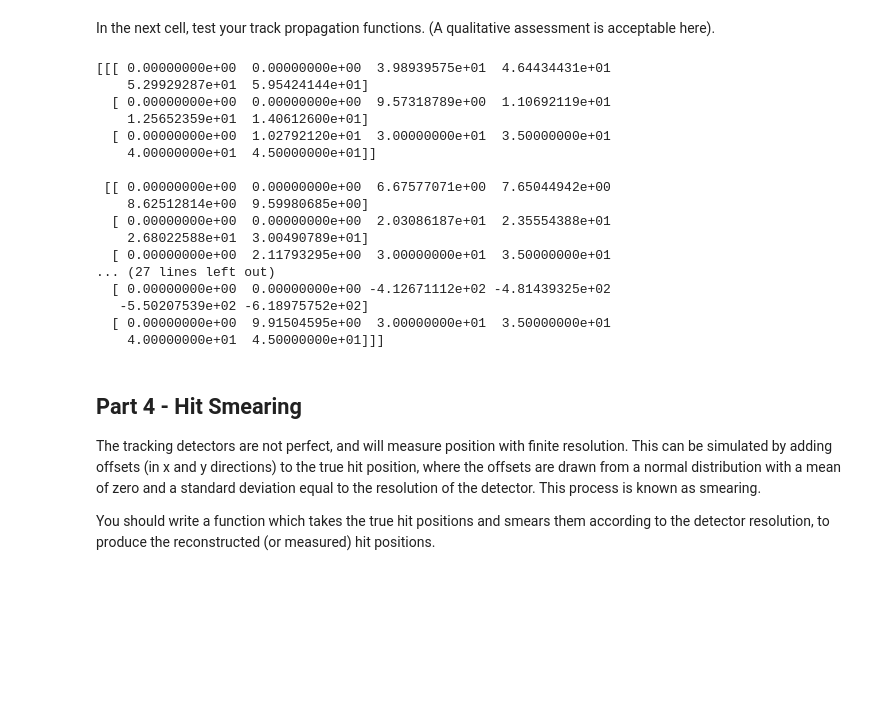
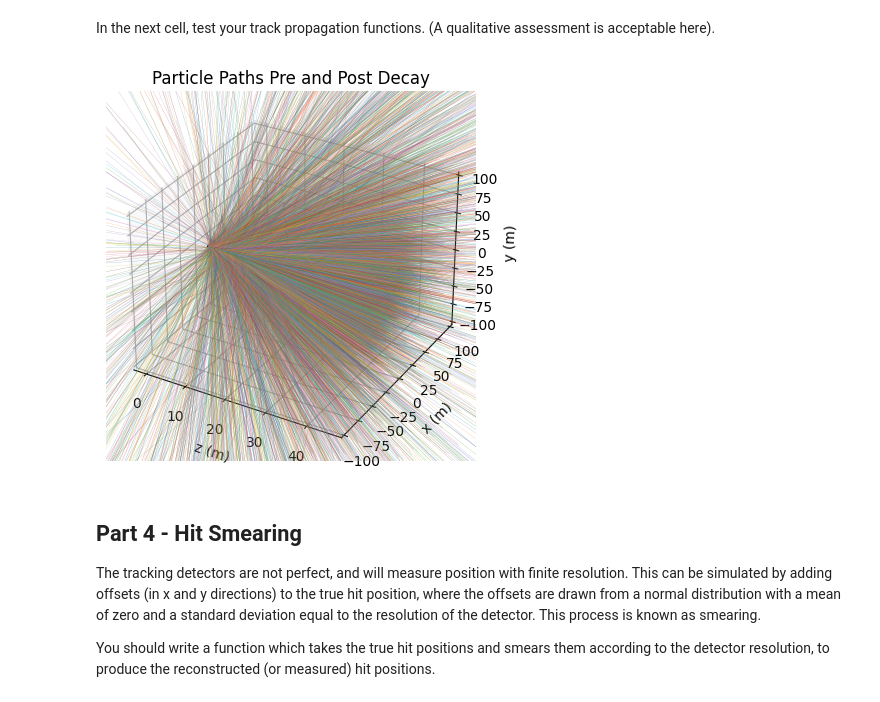
Before and after one commit to Awood-8/CompSci-Y3, a Jupyter notebook: Exercise-3.ipynb, the cells around one changed output. Drawn from its saved outputs; the diff is of its cells as text; code cells hidden in the pictures; blank space fills up the shorter version.

```diff
--- a/Exercise-3.ipynb
+++ b/Exercise-3.ipynb
@@ -266,20 +292,3 @@ $$y(z) = m_y z + c_y$$
 The gradients $m_x = \frac{dx}{dz}$ and $m_y = \frac{dy}{dz}$ can be computed directly from the components of the the daughter particle direction vector, $\textbf{u}_{dtr}$.
 
 The intercepts $c_x$ and $c_y$, can then be found by solving the straight line equations given the $(x,y,z)$ coordinates of the decay vertex, $\textbf{r}_{vtx}$.
-# %%
-def path(u):
-    ''''''
-
-    mx = u[:,0]/u[:,2]
-    my = u[:,1]/u[:,2]
-
-    cx = u[:,0]/mx
-    cy = u[:,1]/my
-
-    return mx, cx, my, cy
-
-mx, cx, my, cy = path(u)
-
-# print(mx*stn[0] + cx)
-
-# print(np.shape(mx*stn[0] + cx))
@@ -286,44 +324,28 @@ mx, cx, my, cy = path(u)
 # %% [markdown]
 In the next cell, test your track propagation functions. (A qualitative assessment is acceptable here).
 # %%
-for i in range(2,6):
-    pos[:,:,i] = np.transpose(np.array((mx*stn[i-2] + cx, my*stn[i - 2] + cy, np.full(n,stn[i - 2]))))
+if n <= 10000:
+    fig, ax = plt.subplots(subplot_kw={"projection": "3d"})
 
-print(pos)
-# fig, ax = plt.subplots(subplot_kw={"projection": "3d"})
+    ax.set_ylim(-100,100)
+    ax.set_zlim(-100,100)
 
-# ax.set_ylim(-100,100)
-# ax.set_zlim(-100,100)
+    xx, yy = np.meshgrid((np.amin(pos[:,0,:]),np.amax(pos[:,0,:])),
+                        (np.amin(pos[:,1,:]) ,np.amax(pos[:,1,:])))
 
-# xx, yy = np.meshgrid((np.amin(pos[:,0,:]),np.amax(pos[:,0,:])),
-#                       (np.amin(pos[:,1,:]) ,np.amax(pos[:,1,:])))
+    for i in range(0, 4):
+        ax.plot_surface(np.full((2,2),stn[i]), xx, yy, alpha=0.2)
 
-# for i in range(0, 4):
-#     ax.plot_surface(np.full((2,2),stn[i]), xx, yy, alpha=0.2)
+    for i in range(0,n):
+        ax.plot(pos[i,2,:], pos[i,0,:], pos[i,1,:], linewidth = 0.1)
 
-# for i in range(0,n):
-#     ax.plot(pos[i,2,:], pos[i,0,:], pos[i,1,:], linewidth = 0.1)
-
-# plt.show()
-#print(pos)
+    plt.title('Particle Paths Pre and Post Decay')
+    ax.set_xlabel('z (m)')
+    ax.set_ylabel('x (m)')
+    ax.set_zlabel('y (m)')
+    plt.show()
 # %% [output]
-[[[ 0.00000000e+00  0.00000000e+00  3.98939575e+01  4.64434431e+01
-    5.29929287e+01  5.95424144e+01]
-  [ 0.00000000e+00  0.00000000e+00  9.57318789e+00  1.10692119e+01
-    1.25652359e+01  1.40612600e+01]
-  [ 0.00000000e+00  1.02792120e+01  3.00000000e+01  3.50000000e+01
-    4.00000000e+01  4.50000000e+01]]
-
- [[ 0.00000000e+00  0.00000000e+00  6.67577071e+00  7.65044942e+00
-    8.62512814e+00  9.59980685e+00]
-  [ 0.00000000e+00  0.00000000e+00  2.03086187e+01  2.35554388e+01
-    2.68022588e+01  3.00490789e+01]
-  [ 0.00000000e+00  2.11793295e+00  3.00000000e+01  3.50000000e+01
-... (27 lines left out)
-  [ 0.00000000e+00  0.00000000e+00 -4.12671112e+02 -4.81439325e+02
-   -5.50207539e+02 -6.18975752e+02]
-  [ 0.00000000e+00  9.91504595e+00  3.00000000e+01  3.50000000e+01
-    4.00000000e+01  4.50000000e+01]]]
+[figure, added]
 # %% [markdown]
 ## Part 4 - Hit Smearing
 
```
Also changed, not shown: parts of 14 cells of this notebook, 2 other files.
